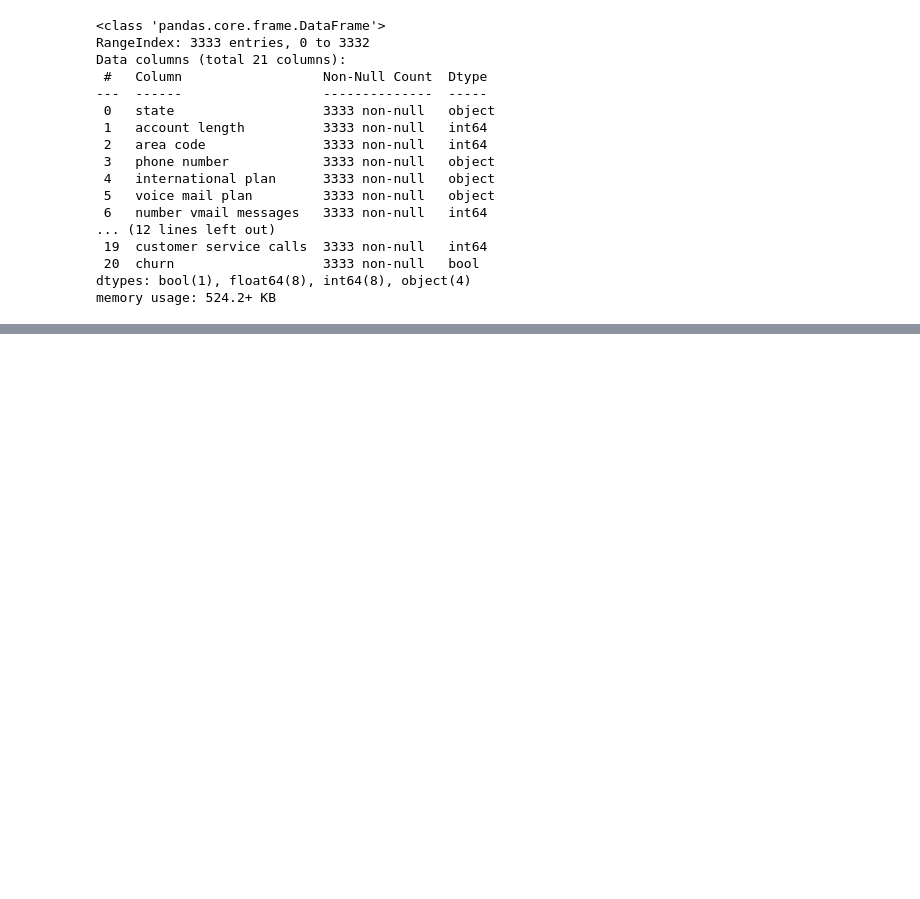
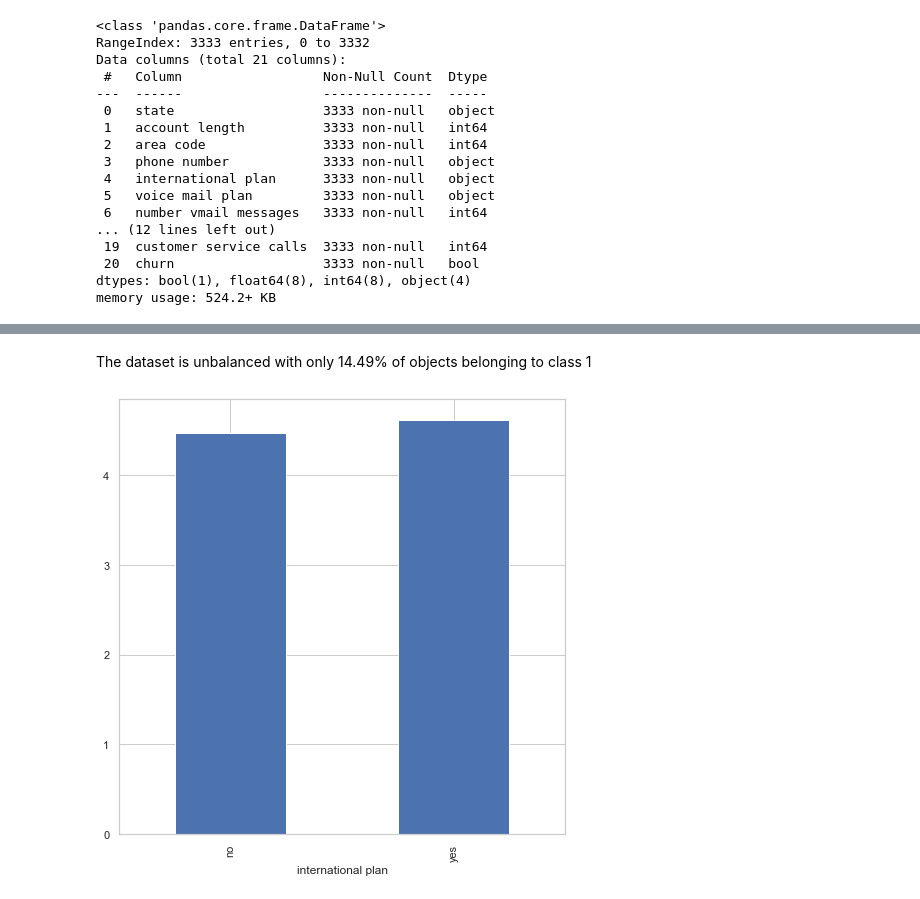
Before and after one commit to nyange21/TelecomChurnPredict-phase3, a Jupyter notebook: model.ipynb, the cells around one changed output, grey strips where cells are left out. Saved outputs shown, nothing was run; the diff lists cells and outputs as text; code cells hidden in the pictures; blank space fills up the shorter version.

```diff
--- a/model.ipynb
+++ b/model.ipynb
@@ -92,0 +176,8 @@ memory usage: 524.2+ KB
+# %% [markdown]
+The dataset is unbalanced with only 14.49% of objects belonging to class 1
+# %%
+# check for relation between internationalplan and international calls
+df.groupby('international plan')['total intl calls'].mean().plot(kind='bar')
+plt.show()
+# %% [output]
+[figure, added]
```
Also changed, not shown: parts of 25 cells of this notebook.
